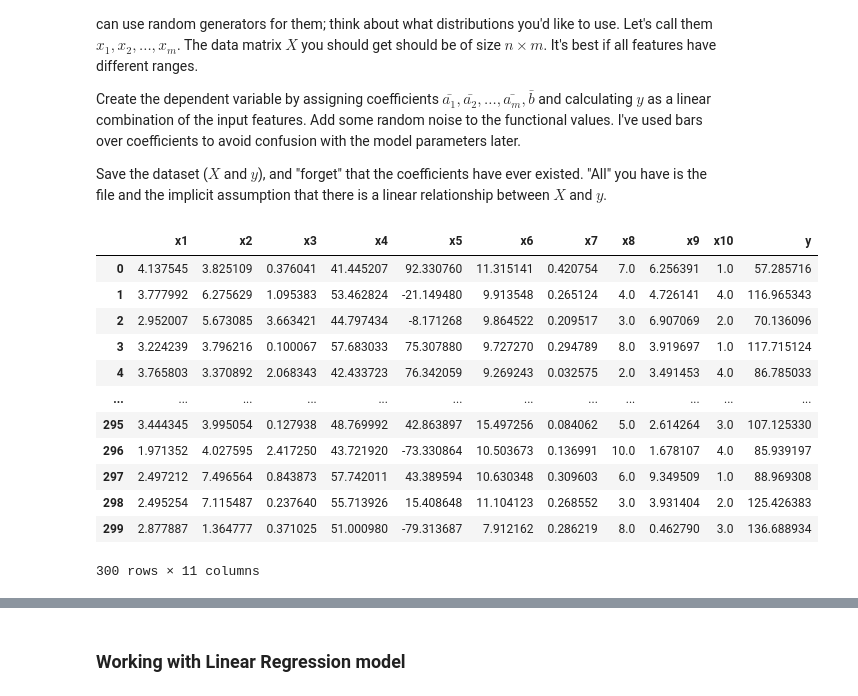
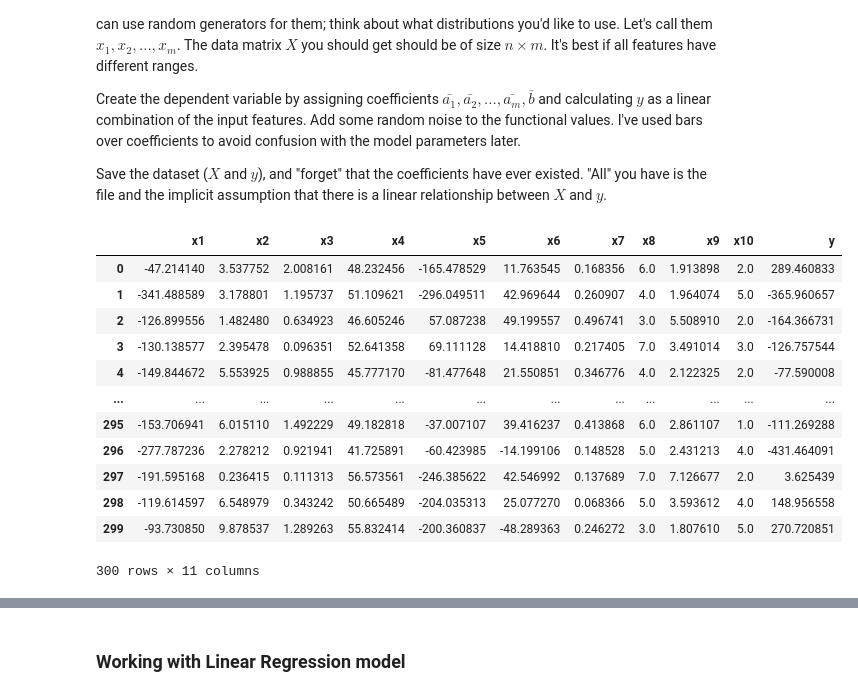
Before and after one commit to plamensve/Data_Science_Upskill_Softuni, a Jupyter notebook: 08_regression_models/Regression Models Lab.ipynb, the cells around one changed output, grey strips where cells are left out. Drawn from its saved outputs; the diff is of its cells as text; code cells hidden in the pictures.

```diff
--- a/08_regression_models/Regression Models Lab.ipynb
+++ b/08_regression_models/Regression Models Lab.ipynb
@@ -26,41 +26,41 @@ Save the dataset ($X$ and $y$), and "forget" that the coefficients have ever exi
 # %%
 n_samples = 300
 n_features = 10
 
 X = np.column_stack([
-    np.random.normal(3, 1, n_samples),
+    np.random.normal(-100, 100, n_samples),
     np.random.uniform(0, 10, n_samples),
     np.random.exponential(1, n_samples),
     np.random.normal(50, 5, n_samples),
-    np.random.uniform(-100, 100, n_samples),
-    np.random.normal(10, 2, n_samples),
+    np.random.normal(-100, 100, n_samples),
+    np.random.uniform(-50, 50, n_samples),
     np.random.beta(2, 5, n_samples),
     np.random.poisson(5, n_samples),
     np.random.gamma(2, 2, n_samples),
     np.random.binomial(10, 0.3, n_samples),
 ])
 
 true_coefficients = np.random.uniform(-5, 5, n_features)
 noise = np.random.normal(0, 1, n_samples)
 y = X @ true_coefficients + noise
 
 data = pd.DataFrame(X, columns=[f"x{i+1}" for i in range(X.shape[1])])
 data["y"] = y
 
 data
 # %% [output]
 |  | x1 | x2 | x3 | x4 | x5 | x6 | x7 | x8 | x9 | x10 | y |
-| 0 | 4.137545 | 3.825109 | 0.376041 | 41.445207 | 92.330760 | 11.315141 | 0.420754 | 7.0 | 6.256391 | 1.0 | 57.285716 |
-| 1 | 3.777992 | 6.275629 | 1.095383 | 53.462824 | -21.149480 | 9.913548 | 0.265124 | 4.0 | 4.726141 | 4.0 | 116.965343 |
-| 2 | 2.952007 | 5.673085 | 3.663421 | 44.797434 | -8.171268 | 9.864522 | 0.209517 | 3.0 | 6.907069 | 2.0 | 70.136096 |
-| 3 | 3.224239 | 3.796216 | 0.100067 | 57.683033 | 75.307880 | 9.727270 | 0.294789 | 8.0 | 3.919697 | 1.0 | 117.715124 |
-| 4 | 3.765803 | 3.370892 | 2.068343 | 42.433723 | 76.342059 | 9.269243 | 0.032575 | 2.0 | 3.491453 | 4.0 | 86.785033 |
+| 0 | -47.214140 | 3.537752 | 2.008161 | 48.232456 | -165.478529 | 11.763545 | 0.168356 | 6.0 | 1.913898 | 2.0 | 289.460833 |
+| 1 | -341.488589 | 3.178801 | 1.195737 | 51.109621 | -296.049511 | 42.969644 | 0.260907 | 4.0 | 1.964074 | 5.0 | -365.960657 |
+| 2 | -126.899556 | 1.482480 | 0.634923 | 46.605246 | 57.087238 | 49.199557 | 0.496741 | 3.0 | 5.508910 | 2.0 | -164.366731 |
+| 3 | -130.138577 | 2.395478 | 0.096351 | 52.641358 | 69.111128 | 14.418810 | 0.217405 | 7.0 | 3.491014 | 3.0 | -126.757544 |
+| 4 | -149.844672 | 5.553925 | 0.988855 | 45.777170 | -81.477648 | 21.550851 | 0.346776 | 4.0 | 2.122325 | 2.0 | -77.590008 |
 | ... | ... | ... | ... | ... | ... | ... | ... | ... | ... | ... | ... |
-| 295 | 3.444345 | 3.995054 | 0.127938 | 48.769992 | 42.863897 | 15.497256 | 0.084062 | 5.0 | 2.614264 | 3.0 | 107.125330 |
-| 296 | 1.971352 | 4.027595 | 2.417250 | 43.721920 | -73.330864 | 10.503673 | 0.136991 | 10.0 | 1.678107 | 4.0 | 85.939197 |
-| 297 | 2.497212 | 7.496564 | 0.843873 | 57.742011 | 43.389594 | 10.630348 | 0.309603 | 6.0 | 9.349509 | 1.0 | 88.969308 |
-| 298 | 2.495254 | 7.115487 | 0.237640 | 55.713926 | 15.408648 | 11.104123 | 0.268552 | 3.0 | 3.931404 | 2.0 | 125.426383 |
-| 299 | 2.877887 | 1.364777 | 0.371025 | 51.000980 | -79.313687 | 7.912162 | 0.286219 | 8.0 | 0.462790 | 3.0 | 136.688934 |
+| 295 | -153.706941 | 6.015110 | 1.492229 | 49.182818 | -37.007107 | 39.416237 | 0.413868 | 6.0 | 2.861107 | 1.0 | -111.269288 |
+| 296 | -277.787236 | 2.278212 | 0.921941 | 41.725891 | -60.423985 | -14.199106 | 0.148528 | 5.0 | 2.431213 | 4.0 | -431.464091 |
+| 297 | -191.595168 | 0.236415 | 0.111313 | 56.573561 | -246.385622 | 42.546992 | 0.137689 | 7.0 | 7.126677 | 2.0 | 3.625439 |
+| 298 | -119.614597 | 6.548979 | 0.343242 | 50.665489 | -204.035313 | 25.077270 | 0.068366 | 5.0 | 3.593612 | 4.0 | 148.956558 |
+| 299 | -93.730850 | 9.878537 | 1.289263 | 55.832414 | -200.360837 | -48.289363 | 0.246272 | 3.0 | 1.807610 | 5.0 | 270.720851 |
 300 rows × 11 columns
 # %%
 data.to_csv("dataset", index=False)
```
Also changed, not shown: parts of 6 cells of this notebook, 1 other file.
